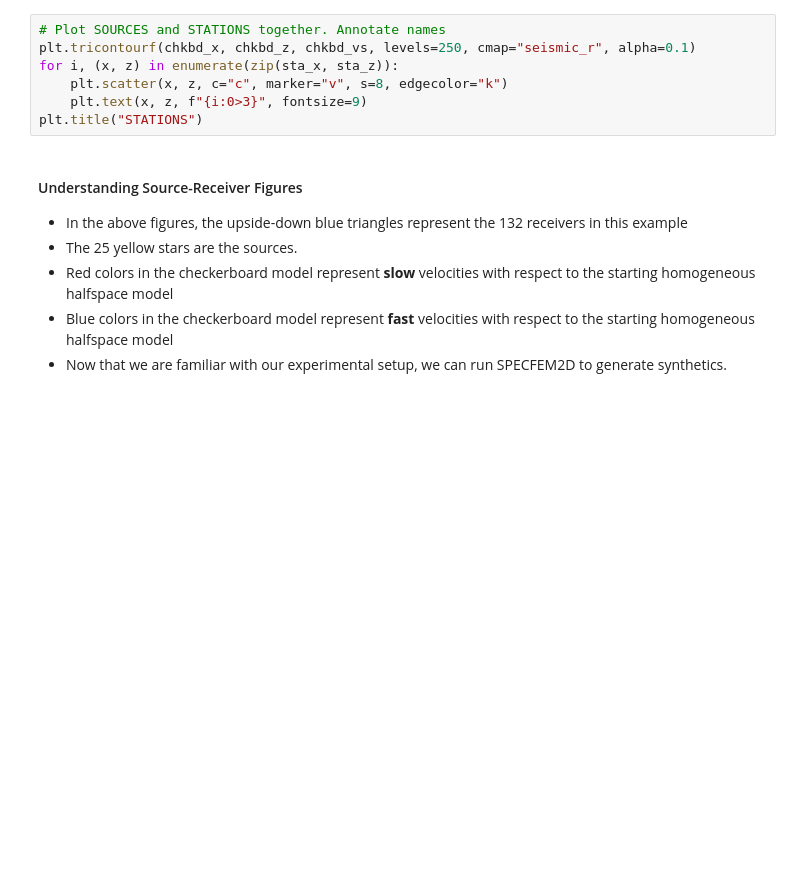
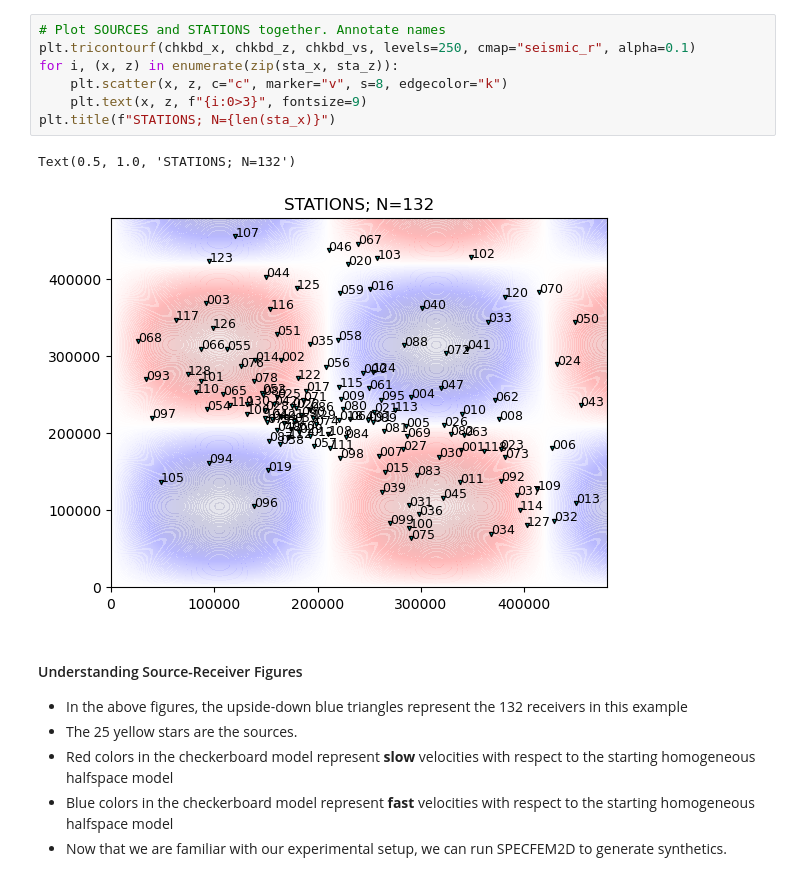
Before and after one commit to adjtomo/adjdocs, a Jupyter notebook: workshops/2022-10-05_specfem_users/day_2a_kernels.ipynb, the cells around one changed output. Cells and saved outputs as stored; diff of their text form; blank space fills up the shorter version.

```diff
--- a/workshops/2022-10-05_specfem_users/day_2a_kernels.ipynb
+++ b/workshops/2022-10-05_specfem_users/day_2a_kernels.ipynb
@@ -175,10 +200,13 @@ plt.title("SOURCES")
 # %%
 # Plot SOURCES and STATIONS together. Annotate names
 plt.tricontourf(chkbd_x, chkbd_z, chkbd_vs, levels=250, cmap="seismic_r", alpha=0.1)
 for i, (x, z) in enumerate(zip(sta_x, sta_z)):
     plt.scatter(x, z, c="c", marker="v", s=8, edgecolor="k")
     plt.text(x, z, f"{i:0>3}", fontsize=9)
-plt.title("STATIONS")
+plt.title(f"STATIONS; N={len(sta_x)}")
+# %% [output]
+Text(0.5, 1.0, 'STATIONS; N=132')
+[figure, added]
 # %% [markdown]
 #### Understanding Source-Receiver Figures
 
```
Also changed, not shown: parts of 21 cells of this notebook, 1 other file.
